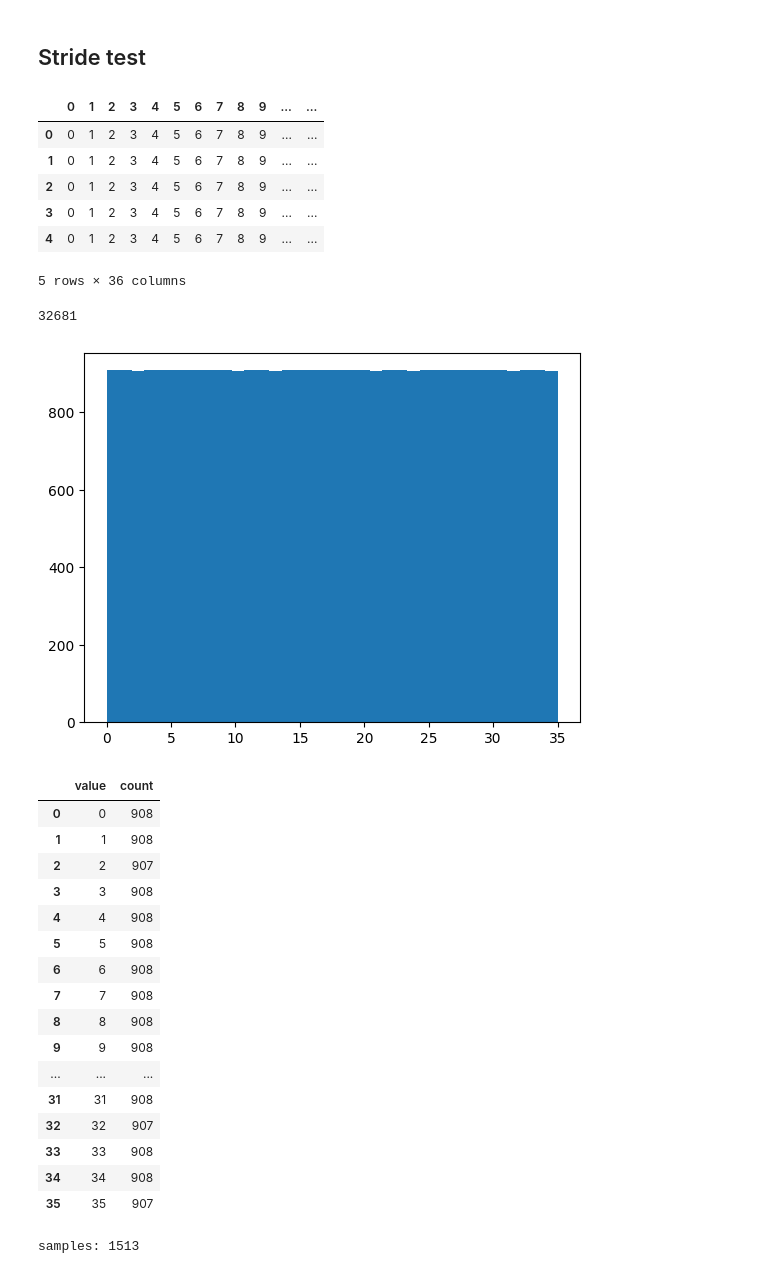
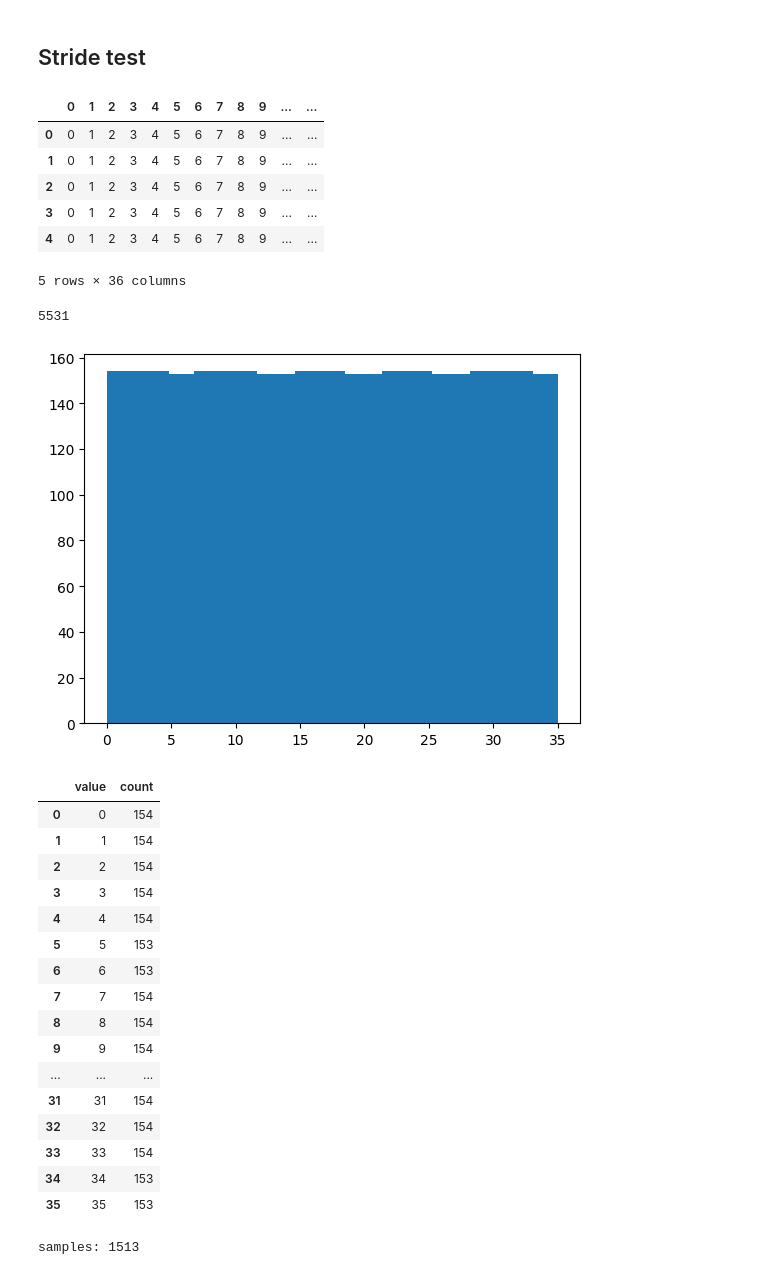
Before and after one commit to JoeyShapiro/GPT-Scratch-TimeSeries, a Jupyter notebook: data.ipynb, the cells around one changed output. Saved outputs shown, nothing was run; the diff lists cells and outputs as text; code cells hidden in the pictures.

```diff
--- a/data.ipynb
+++ b/data.ipynb
@@ -180,7 +180,7 @@ tokens = df.values.flatten()
 dataset = []
 real = []
 max_length = 512
-stride = 11 # 64 -> 3 7 11 15 19 23 27 31 35
+stride = 65 # 64 -> 3 7 11 15 19 23 27 31 35
 for i in range(0, len(tokens) - max_length, stride):
     sequence = tokens[i:i + max_length]
     if len(sequence) == max_length:
@@ -192,52 +192,52 @@ for i in range(0, len(tokens) - max_length, stride):
             'labels': target_sequence
         })
         real.append(target_sequence[-1])
 
 print(len(dataset))
 
 # get the distribution of the last token and put in histogram
 import matplotlib.pyplot as plt
 plt.hist(real, bins=36)
 plt.show()
 
 # check distribution of dataset values
 # if the distribution is the same as the original dataset, then the dataset is good
 # if the dist of the last is equal, then the dataset should follow
 
 # put unique values in a dataframe
 unique = set(real)
 df = pd.DataFrame(real, columns=['value'])
 df['count'] = 1
 df = df.groupby('value').count().reset_index()
 # df.drop(columns=['value'], inplace=True)
 display(df)
 # %% [output]
 |  | 0 | 1 | 2 | 3 | 4 | 5 | 6 | 7 | 8 | 9 | ... | ... |
 | 0 | 0 | 1 | 2 | 3 | 4 | 5 | 6 | 7 | 8 | 9 | ... | ... |
 | 1 | 0 | 1 | 2 | 3 | 4 | 5 | 6 | 7 | 8 | 9 | ... | ... |
 | 2 | 0 | 1 | 2 | 3 | 4 | 5 | 6 | 7 | 8 | 9 | ... | ... |
 | 3 | 0 | 1 | 2 | 3 | 4 | 5 | 6 | 7 | 8 | 9 | ... | ... |
 | 4 | 0 | 1 | 2 | 3 | 4 | 5 | 6 | 7 | 8 | 9 | ... | ... |
 5 rows × 36 columns
-32681
+5531
-[figure, old version]
+[figure, new version]
 |  | value | count |
-| 0 | 0 | 908 |
-| 1 | 1 | 908 |
-| 2 | 2 | 907 |
-| 3 | 3 | 908 |
-| 4 | 4 | 908 |
-| 5 | 5 | 908 |
-| 6 | 6 | 908 |
-| 7 | 7 | 908 |
-| 8 | 8 | 908 |
-| 9 | 9 | 908 |
+| 0 | 0 | 154 |
+| 1 | 1 | 154 |
+| 2 | 2 | 154 |
+| 3 | 3 | 154 |
+| 4 | 4 | 154 |
+| 5 | 5 | 153 |
+| 6 | 6 | 153 |
+| 7 | 7 | 154 |
+| 8 | 8 | 154 |
+| 9 | 9 | 154 |
 | ... | ... | ... |
-| 31 | 31 | 908 |
-| 32 | 32 | 907 |
-| 33 | 33 | 908 |
-| 34 | 34 | 908 |
-| 35 | 35 | 907 |
+| 31 | 31 | 154 |
+| 32 | 32 | 154 |
+| 33 | 33 | 154 |
+| 34 | 34 | 153 |
+| 35 | 35 | 153 |
 # %%
 import pandas as pd
 import numpy as np
```
Also changed, not shown: parts of 2 cells of this notebook, 1 other file.
